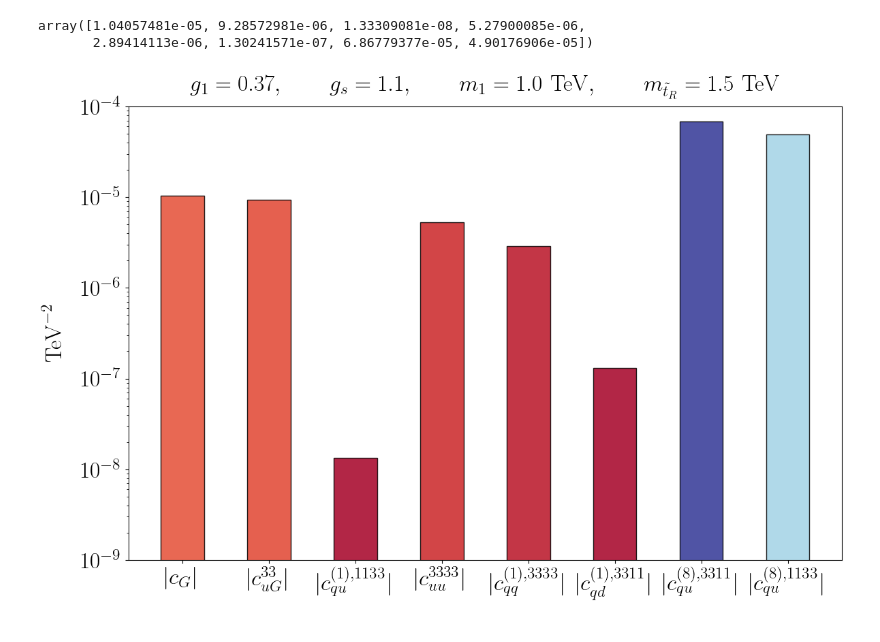
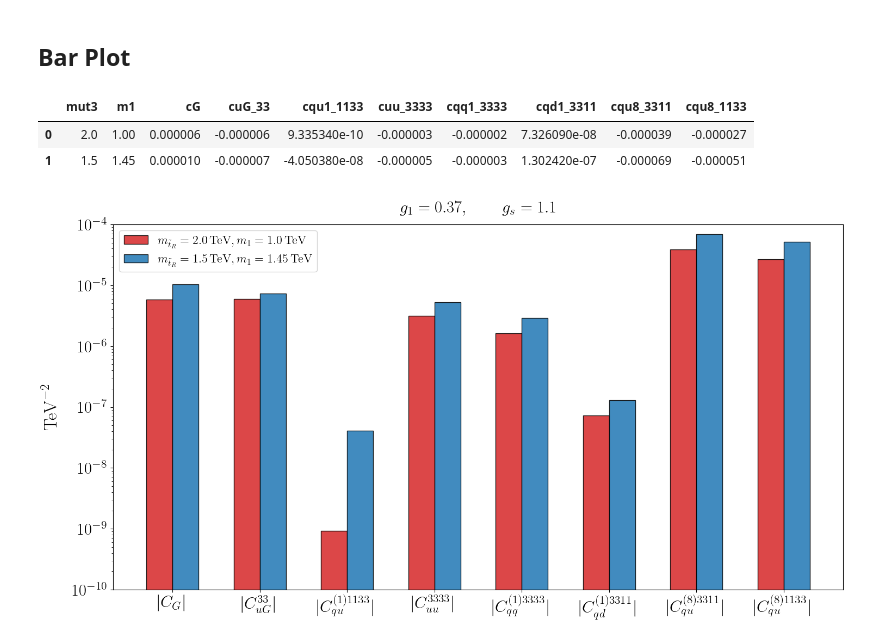
Before and after one commit to BSM-EFT/OperatorToCpp, a Jupyter notebook: plots/plots.ipynb, the cells around one changed output. Saved outputs shown, nothing was run; the diff lists cells and outputs as text; code cells hidden in the pictures.

```diff
--- a/plots/plots.ipynb
+++ b/plots/plots.ipynb
@@ -78,3 +71,0 @@ values = list(data.values())
-# %%
-for i in range(len(data)):
-    print(f"{keys[i]}: {values[i]}")
@@ -90,6 +71,0 @@ cqu8_1133: -4.901769057176409e-05
-# %%
-values = abs(np.array(values))
-values
-# %% [output]
-array([1.04057481e-05, 9.28572981e-06, 1.33309081e-08, 5.27900085e-06,
-       2.89414113e-06, 1.30241571e-07, 6.86779377e-05, 4.90176906e-05])
@@ -103,35 +72,59 @@ colors = cmap(norm(values))
+# %% [markdown]
+## Bar Plot
+# %%
+data = pd.read_csv("barplot-data.csv")
+data
+# %% [output]
+|  | mut3 | m1 | cG | cuG_33 | cqu1_1133 | cuu_3333 | cqq1_3333 | cqd1_3311 | cqu8_3311 | cqu8_1133 |
+| 0 | 2.0 | 1.00 | 0.000006 | -0.000006 | 9.335340e-10 | -0.000003 | -0.000002 | 7.326090e-08 | -0.000039 | -0.000027 |
+| 1 | 1.5 | 1.45 | 0.000010 | -0.000007 | -4.050380e-08 | -0.000005 | -0.000003 | 1.302420e-07 | -0.000069 | -0.000051 |
+# %%
+cols = ['cG', 'cuG_33', 'cqu1_1133', 'cuu_3333', 'cqq1_3333', 'cqd1_3311', 'cqu8_3311', 'cqu8_1133']
+
+masses = []
+vals = []
+
+for i, row in data.iterrows():
+    masses.append(row[['mut3', 'm1']].values)
+    vals.append(abs(row[cols].values))
 # %%
 # Create a barplot for order of magnitude comparisons
 
 plt.rcParams['axes.labelpad'] = 16
-plt.rcParams['xtick.labelsize'] = 24
-plt.rcParams['ytick.labelsize'] = 24
+plt.rcParams['xtick.labelsize'] = 22
+plt.rcParams['ytick.labelsize'] = 22
 
-bar_width = 0.5
+plt.rcParams.update({
+    "text.usetex": True,
+    "font.family": "sans-serif",
+    "font.sans-serif": ["Helvetica"]})
 
-fig, ax = plt.subplots(figsize=(12, 8))
-x_positions = range(len(keys))
-ax.bar(x_positions, values, width=bar_width, color=colors, edgecolor='black', alpha=0.85)
+plt.rcParams.update({"savefig.dpi" : 300})
+
+x_pos = np.arange(len(cols))  # x positions for each b-column
+bar_width = 0.3
+
+fig, ax = plt.subplots(figsize=(15, 8))
+
+ax.bar(x_pos - 0.15, vals[0], width=bar_width, label=r"$m_{\tilde{t}_R} = {\rm 2.0\, TeV}, m_{1} = {\rm 1.0\, TeV}$", color='tab:red', edgecolor='black', alpha=0.85)
+ax.bar(x_pos + 0.15, vals[1], width=bar_width, label=r"$m_{\tilde{t}_R} = {\rm 1.5\, TeV}, m_{1} = {\rm 1.45\, TeV}$", color='tab:blue', edgecolor='black', alpha=0.85)
 
 ax.set_yscale('log')
-ax.set_ylim(1e-9,1e-4)
+ax.set_ylim(1e-10,1e-4)
+ax.set_xticks(x_pos)
+ax.set_xticklabels([r'$|C_{G}|$',
+                    r'$|C_{uG}^{33}|$',
+                    r'$|C_{qu}^{(1)1133}|$',
+                    r'$|C_{uu}^{3333}|$',
+                    r'$|C_{qq}^{(1)3333}|$',
+                    r'$|C_{qd}^{(1)3311}|$',
+                    r'$|C_{qu}^{(8)3311}|$',
+                    r'$|C_{qu}^{(8)1133}|$' ])
+ax.set_ylabel(r'${\rm TeV}^{-2}$', fontsize=24)
+ax.set_title(r'$g_{1} = 0.37, \quad\quad g_{s} = 1.1$', fontsize=22, pad=16)
+ax.legend(fontsize=16)
 
-# Customize plot
-ax.set_xticks(x_positions)
-ax.set_xticklabels([r'$|c_{G}|$',
-                    r'$|c_{uG}^{33}|$',
-                    r'$|c_{qu}^{(1),1133}|$',
-                    r'$|c_{uu}^{3333}|$',
-                    r'$|c_{qq}^{(1),3333}|$',
-                    r'$|c_{qd}^{(1),3311}|$',
-                    r'$|c_{qu}^{(8),3311}|$',
-                    r'$|c_{qu}^{(8),1133}|$' ])  # Set the keys as x-tick labels
-#ax.set_xlabel('Keys')
-ax.set_ylabel(r'${\rm TeV}^{-2}$', fontsize=24)
-ax.set_title(r'$g_{1} = 0.37, \quad\quad g_{s} = 1.1, \quad\quad m_{1} = 1.0\,\, {\rm TeV}, \quad\quad m_{\tilde{t}_R} = 1.5 \,\, {\rm TeV}$', fontsize=24, pad=16)
-
-# Show plot
 plt.tight_layout()
 plt.savefig("barplot.pdf")
 # %% [output]
-[figure, old version]
+[figure, new version]
```
Also changed, not shown: parts of 6 cells of this notebook, 8 other files.
